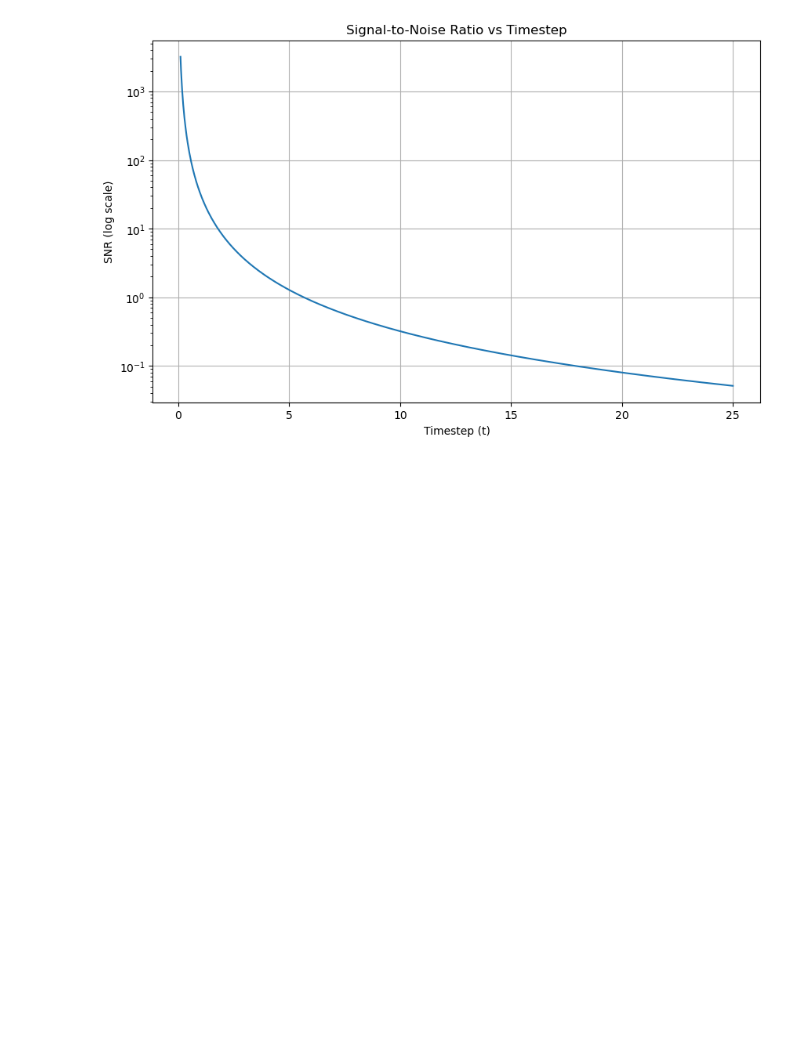
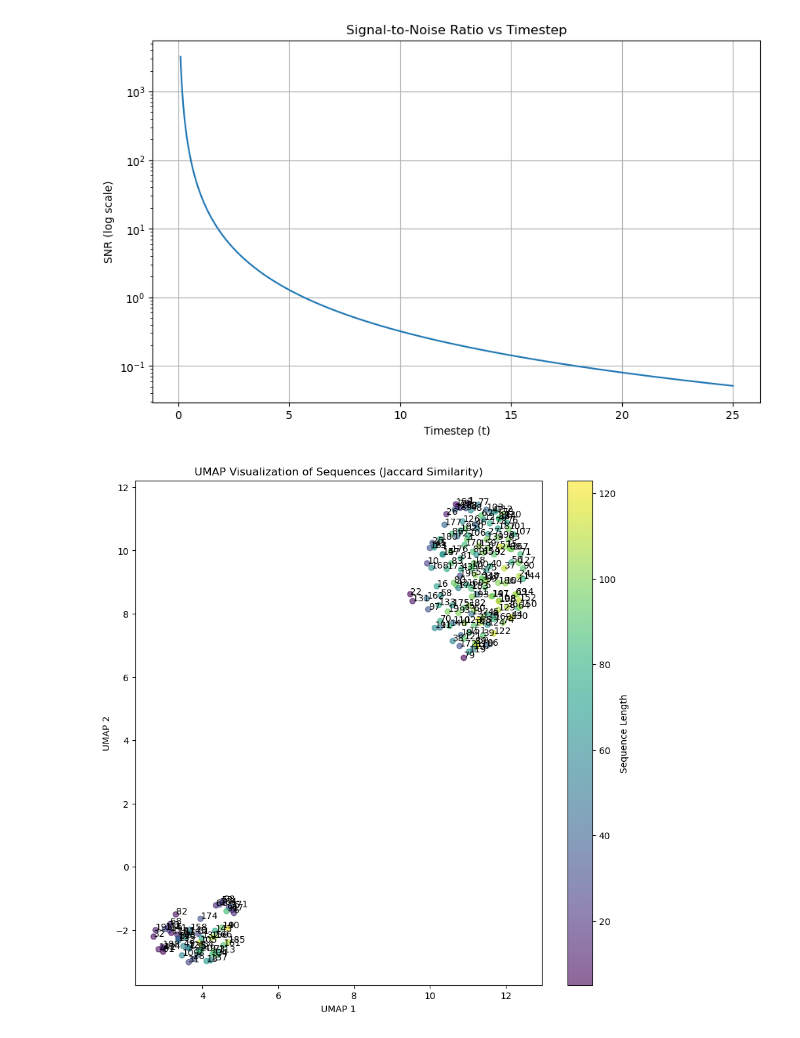
Before and after one commit to the-puzzler/cdcd_hmp, a Jupyter notebook: new_attempt/train.ipynb, the cells around one changed output. Cells and saved outputs as stored; diff of their text form; code cells hidden in the pictures; blank space fills up the shorter version.

```diff
--- a/new_attempt/train.ipynb
+++ b/new_attempt/train.ipynb
@@ -452,6 +452,8 @@ for batch in train_loader:
     batch = {k: v.to(device) for k, v in batch.items()}
     train_step(model,batch, scheduler, optimizer)
     break
+# %%
+model.self_conditioner.prev_preds = None
 # %%
 training_history = train(
     model=model,
@@ -582,0 +740,53 @@ plt.show()
+# %%
+sequences = generate_unique_samples(
+    model,
+    scheduler,
+    num_samples=200,
+    lmin=5,   # Minimum sequence length
+    lmax=200,  # Maximum sequence length
+    n_steps=50,
+    t_min=1,
+    t_max=25,
+    device=device
+)
+# %%
+import numpy as np
+from umap import UMAP
+import matplotlib.pyplot as plt
+from sklearn.metrics import pairwise_distances
+
+# Binarize sequences
+vocab_size = 519
+binary_vecs = np.zeros((len(sequences), vocab_size))
+for i, seq in enumerate(sequences):
+    binary_vecs[i, seq] = 1
+
+# Compute Jaccard distances
+distances = pairwise_distances(binary_vecs, metric='jaccard')
+
+# Apply UMAP
+umap = UMAP(
+    n_neighbors=15,
+    min_dist=0.1,
+    metric='precomputed'
+)
+embeddings = umap.fit_transform(distances)
+
+# Create plot
+plt.figure(figsize=(10, 10))
+scatter = plt.scatter(embeddings[:, 0], embeddings[:, 1],
+                     c=[len(seq) for seq in sequences],
+                     cmap='viridis',
+                     alpha=0.6)
+
+# Add sequence labels
+for i, seq in enumerate(sequences):
+    plt.annotate(f'{i}', (embeddings[i, 0], embeddings[i, 1]))
+
+plt.colorbar(scatter, label='Sequence Length')
+plt.title('UMAP Visualization of Sequences (Jaccard Similarity)')
+plt.xlabel('UMAP 1')
+plt.ylabel('UMAP 2')
+plt.show()
+# %% [output]
+[figure, added]
```
Also changed, not shown: parts of 10 cells of this notebook, 1 other file.
